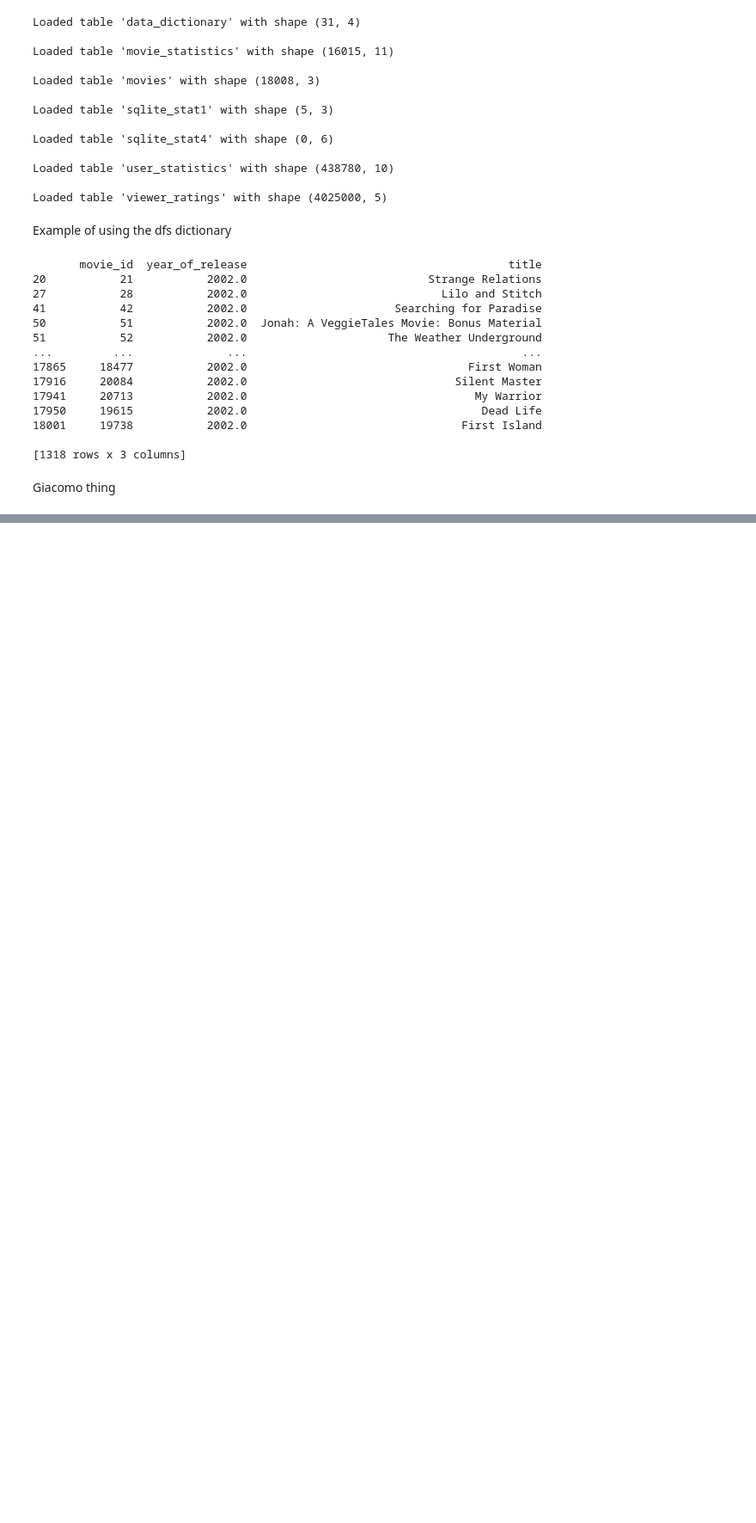
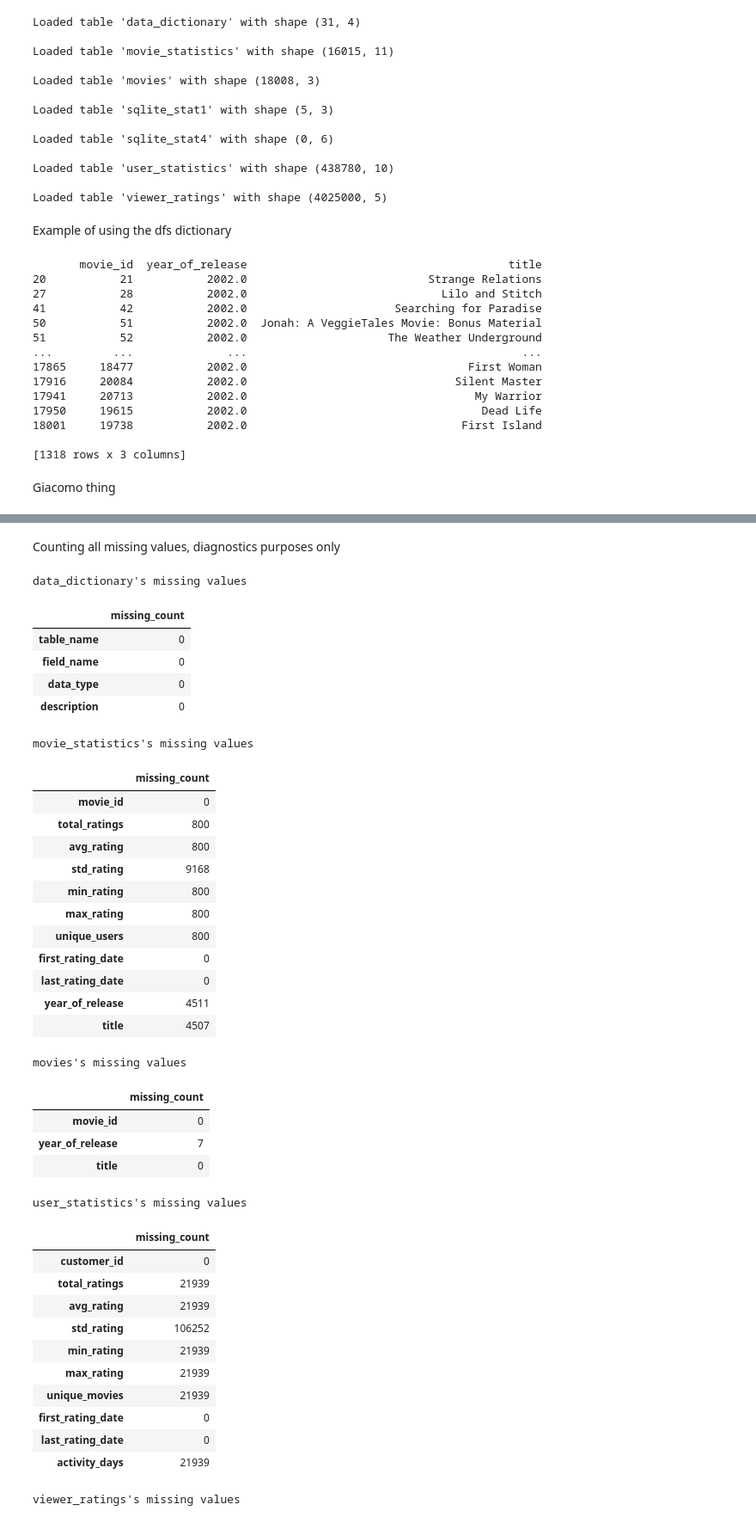
Before and after one commit to MookingSpooker/ROM_AD_Project_321481, a Jupyter notebook: main.ipynb, the cells around one changed output, grey strips where cells are left out. Shown at 86% size. Saved outputs shown, nothing was run; the diff lists cells and outputs as text; code cells hidden in the pictures; blank space fills up the shorter version.

Commit message:
Added a function to find null values
1. Checks each column for NaN / NULL values
2. Counts how many gaps there are in each column
3. Displays the table

```diff
--- a/main.ipynb
+++ b/main.ipynb
@@ -194,0 +213,45 @@ Giacomo thing
+# %% [markdown]
+Counting all missing values, diagnostics purposes only
+# %%
+for name, df in dfs.items():
+    print(f"\n{name}'s missing values")
+    missing = df.isna().sum()
+    display(missing.to_frame("missing_count"))
+# %% [output]
+data_dictionary's missing values
+|  | missing_count |
+| table_name | 0 |
+| field_name | 0 |
+| data_type | 0 |
+| description | 0 |
+movie_statistics's missing values
+|  | missing_count |
+| movie_id | 0 |
+| total_ratings | 800 |
+| avg_rating | 800 |
+| std_rating | 9168 |
+| min_rating | 800 |
+| max_rating | 800 |
+| unique_users | 800 |
+| first_rating_date | 0 |
+| last_rating_date | 0 |
+| year_of_release | 4511 |
+| title | 4507 |
+movies's missing values
+|  | missing_count |
+| movie_id | 0 |
+| year_of_release | 7 |
+| title | 0 |
+user_statistics's missing values
+|  | missing_count |
+| customer_id | 0 |
+| total_ratings | 21939 |
+| avg_rating | 21939 |
+| std_rating | 106252 |
+| min_rating | 21939 |
+| max_rating | 21939 |
+| unique_movies | 21939 |
+| first_rating_date | 0 |
+| last_rating_date | 0 |
+| activity_days | 21939 |
+viewer_ratings's missing values
```
Also changed, not shown: parts of 2 cells of this notebook.
